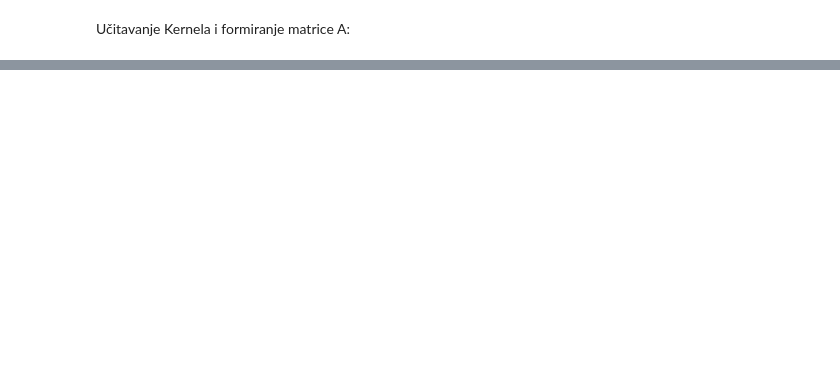
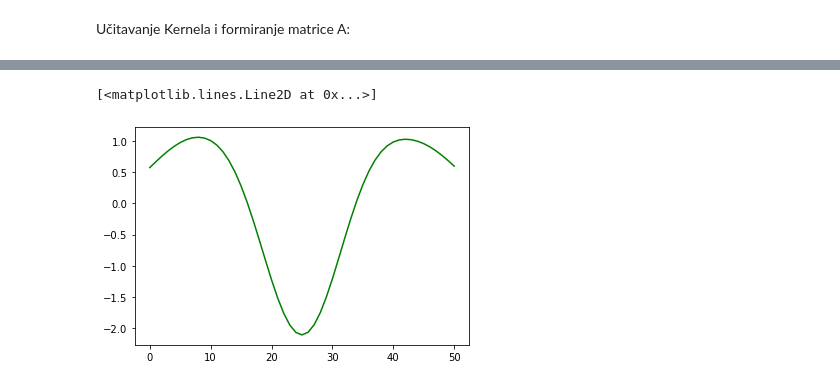
Before and after one commit to elladetic/STEM_GAMES_2022, a Jupyter notebook: Dan 1/dan3.ipynb, the cells around one changed output, grey strips where cells are left out. Saved outputs shown, nothing was run; the diff lists cells and outputs as text; code cells hidden in the pictures; blank space fills up the shorter version.

```diff
--- a/Dan 1/dan3.ipynb
+++ b/Dan 1/dan3.ipynb
@@ -115,0 +207,14 @@ array([1.50574307e-01, 1.47471073e-01, 1.38539858e-01, 1.24840234e-01,
+# %%
+#Matrica I s 1 na dijagonali i -1 na sporednoj donjoj dijagonali
+I=np.eye(51)
+l=0.5
+vector_5_zeros=np.concatenate((vector_5,np.transpose(np.zeros(51))))
+A=np.concatenate((H,l*I))
+A_inv=np.linalg.pinv(A)
+x_5=np.dot(A_inv,vector_5_zeros)
+# %%
+i = np.arange(0,51,1)
+plt.plot(i, x_5, color="green")
+# %% [output]
+[<matplotlib.lines.Line2D at 0x...>]
+[figure, added]
```
Also changed, not shown: parts of 13 cells of this notebook, 5 other files.
